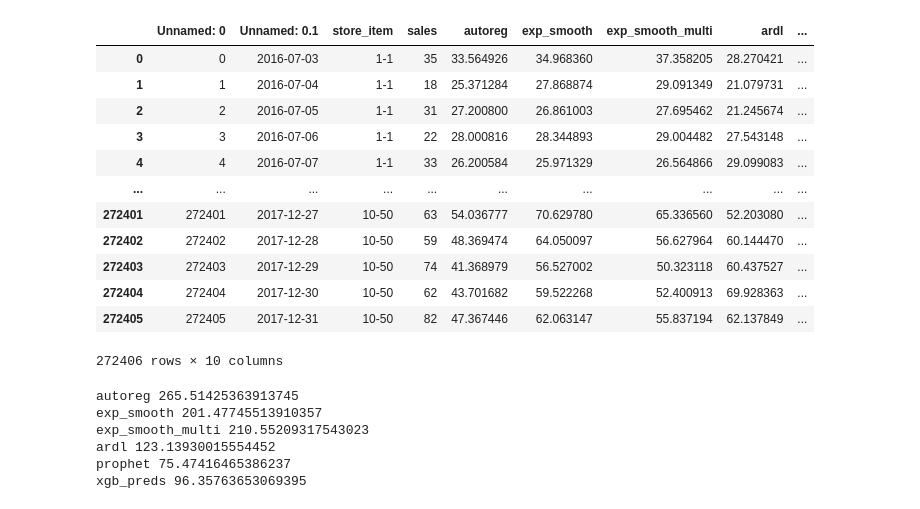
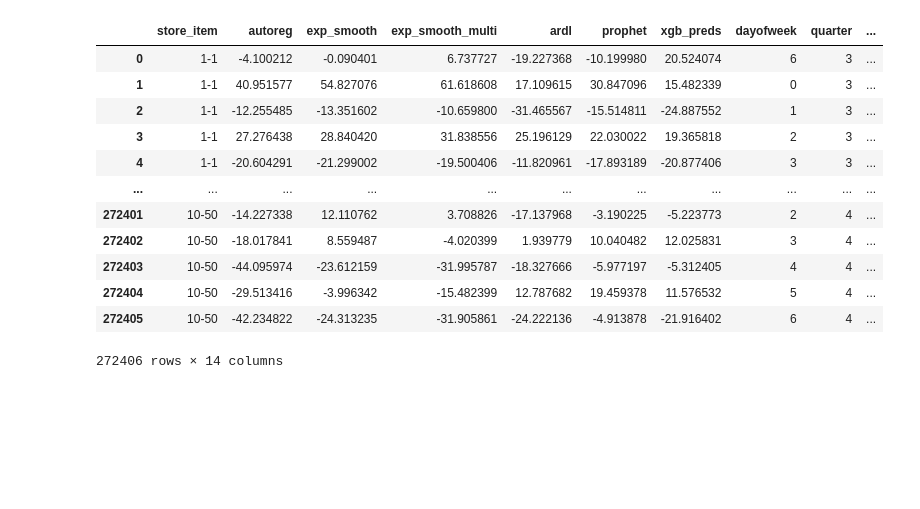
Before and after one commit to despresj/Data-Mining-Proj, a Jupyter notebook: notebooks/error_analysis.ipynb, the cells around one changed output. Drawn from its saved outputs; the diff is of its cells as text; code cells hidden in the pictures; blank space fills up the shorter version.

Commit message:
prep errors for analysis

```diff
--- a/notebooks/error_analysis.ipynb
+++ b/notebooks/error_analysis.ipynb
@@ -75,17 +96 @@ exp_smooth_multi    14.486537
 dtype: float64
-# %%
-predictions.drop(predictions.)
-# %% [output]
-|  | Unnamed: 0 | Unnamed: 0.1 | store_item | sales | autoreg | exp_smooth | exp_smooth_multi | ardl | ... |
-| 0 | 0 | 2016-07-03 | 1-1 | 35 | 33.564926 | 34.968360 | 37.358205 | 28.270421 | ... |
-| 1 | 1 | 2016-07-04 | 1-1 | 18 | 25.371284 | 27.868874 | 29.091349 | 21.079731 | ... |
-| 2 | 2 | 2016-07-05 | 1-1 | 31 | 27.200800 | 26.861003 | 27.695462 | 21.245674 | ... |
-| 3 | 3 | 2016-07-06 | 1-1 | 22 | 28.000816 | 28.344893 | 29.004482 | 27.543148 | ... |
-| 4 | 4 | 2016-07-07 | 1-1 | 33 | 26.200584 | 25.971329 | 26.564866 | 29.099083 | ... |
-| ... | ... | ... | ... | ... | ... | ... | ... | ... | ... |
-| 272401 | 272401 | 2017-12-27 | 10-50 | 63 | 54.036777 | 70.629780 | 65.336560 | 52.203080 | ... |
-| 272402 | 272402 | 2017-12-28 | 10-50 | 59 | 48.369474 | 64.050097 | 56.627964 | 60.144470 | ... |
-| 272403 | 272403 | 2017-12-29 | 10-50 | 74 | 41.368979 | 56.527002 | 50.323118 | 60.437527 | ... |
-| 272404 | 272404 | 2017-12-30 | 10-50 | 62 | 43.701682 | 59.522268 | 52.400913 | 69.928363 | ... |
-| 272405 | 272405 | 2017-12-31 | 10-50 | 82 | 47.367446 | 62.063147 | 55.837194 | 62.137849 | ... |
-272406 rows × 10 columns
@@ -96,12 +97,21 @@ store_sales = pd.concat([train, predictions])
-# %%
-for column in predictions.columns[4:]:
-    col = (predictions[column] - predictions.sales)
-    col_mean = np.mean(col)
-    print(column, col_mean)
-# %% [output]
-autoreg 265.51425363913745
-exp_smooth 201.47745513910357
-exp_smooth_multi 210.55209317543023
-ardl 123.13930015554452
-prophet 75.47416465386237
-xgb_preds 96.35763653069395
+# %%
+
+error_plots = pd.concat([predictions.store_item, errors, create_features(predictions)], axis=1)
+# for error in error_plots.store_item.unique():
+#     temp = error_plots[error_plots.store_item == error]
+#     plt.plot(temp.xgb_preds)
+error_plots
+# %% [output]
+|  | store_item | autoreg | exp_smooth | exp_smooth_multi | ardl | prophet | xgb_preds | dayofweek | quarter | ... |
+| 0 | 1-1 | -4.100212 | -0.090401 | 6.737727 | -19.227368 | -10.199980 | 20.524074 | 6 | 3 | ... |
+| 1 | 1-1 | 40.951577 | 54.827076 | 61.618608 | 17.109615 | 30.847096 | 15.482339 | 0 | 3 | ... |
+| 2 | 1-1 | -12.255485 | -13.351602 | -10.659800 | -31.465567 | -15.514811 | -24.887552 | 1 | 3 | ... |
+| 3 | 1-1 | 27.276438 | 28.840420 | 31.838556 | 25.196129 | 22.030022 | 19.365818 | 2 | 3 | ... |
+| 4 | 1-1 | -20.604291 | -21.299002 | -19.500406 | -11.820961 | -17.893189 | -20.877406 | 3 | 3 | ... |
+| ... | ... | ... | ... | ... | ... | ... | ... | ... | ... | ... |
+| 272401 | 10-50 | -14.227338 | 12.110762 | 3.708826 | -17.137968 | -3.190225 | -5.223773 | 2 | 4 | ... |
+| 272402 | 10-50 | -18.017841 | 8.559487 | -4.020399 | 1.939779 | 10.040482 | 12.025831 | 3 | 4 | ... |
+| 272403 | 10-50 | -44.095974 | -23.612159 | -31.995787 | -18.327666 | -5.977197 | -5.312405 | 4 | 4 | ... |
+| 272404 | 10-50 | -29.513416 | -3.996342 | -15.482399 | 12.787682 | 19.459378 | 11.576532 | 5 | 4 | ... |
+| 272405 | 10-50 | -42.234822 | -24.313235 | -31.905861 | -24.222136 | -4.913878 | -21.916402 | 6 | 4 | ... |
+272406 rows × 14 columns
```
Also changed, not shown: parts of 10 cells of this notebook.
